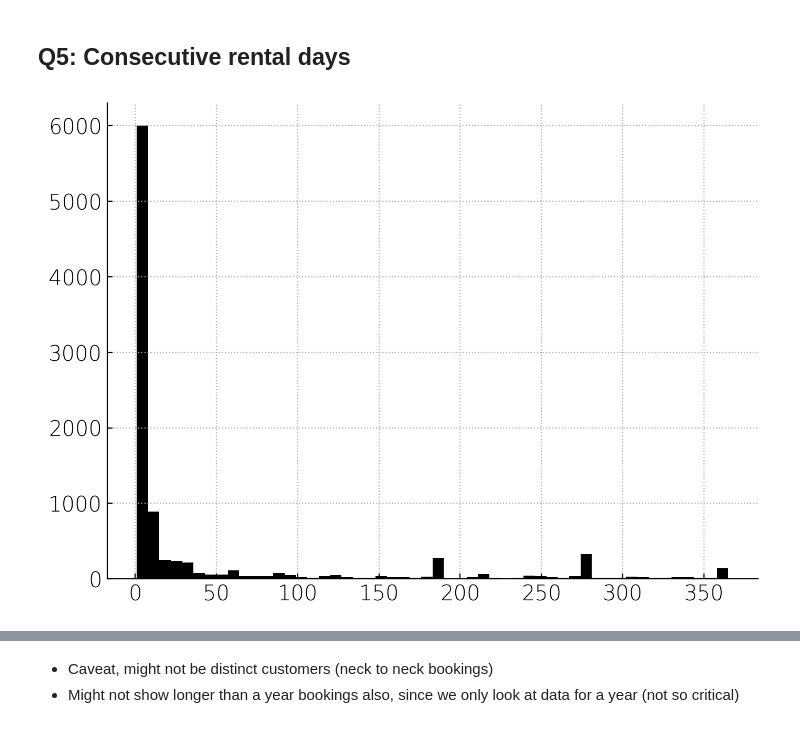
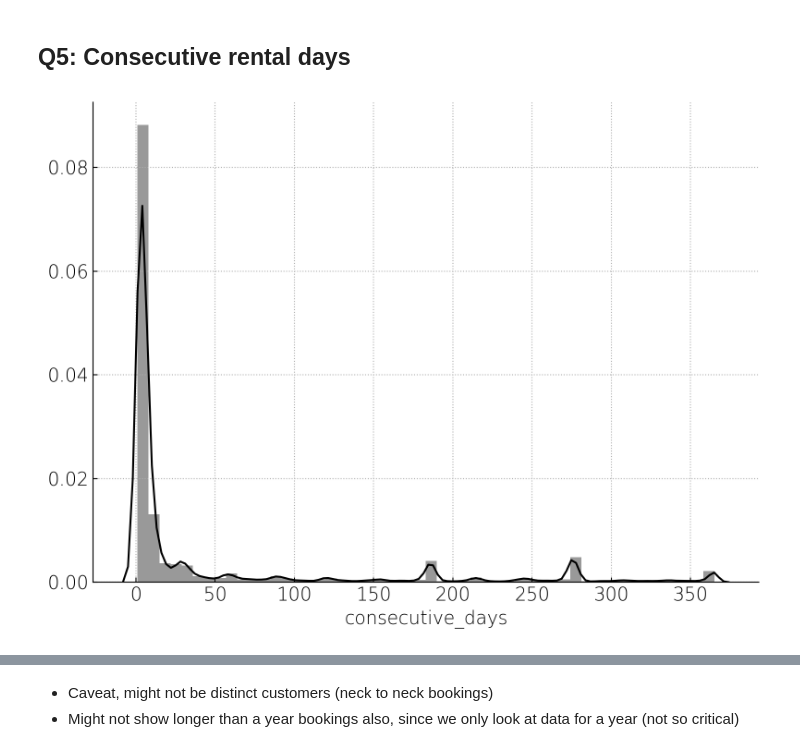
Before and after one commit to jiekebo/udacity_data_science_blog_post, a Jupyter notebook: notebook/Seattle Airbnb Data Analysis.ipynb, the cells around one changed output, grey strips where cells are left out. Drawn from its saved outputs; the diff is of its cells as text; code cells hidden in the pictures.

```diff
--- a/notebook/Seattle Airbnb Data Analysis.ipynb
+++ b/notebook/Seattle Airbnb Data Analysis.ipynb
@@ -304,7 +374,9 @@ res = reduce(lambda a,b : a.append(b), consec_days)
 # %%
 fig,ax = plt.subplots(figsize=(8,6), dpi=200)
 consecutive_rented_days = res[res['availability'] == 'f']['consecutive_days']
-bins = ax.hist(consecutive_rented_days, bins=52, color='k')
-ax.set_yscale('linear');
+sns.distplot(consecutive_rented_days, bins=52, color='k')
+ax.set_yscale('linear')
+fig.set_tight_layout(True)
+fig.savefig('consecutive.png', dpi=200);
 # %% [output]
-[figure, old version]
+[figure, new version]
```
Also changed, not shown: parts of 42 cells of this notebook, 10 other files.
